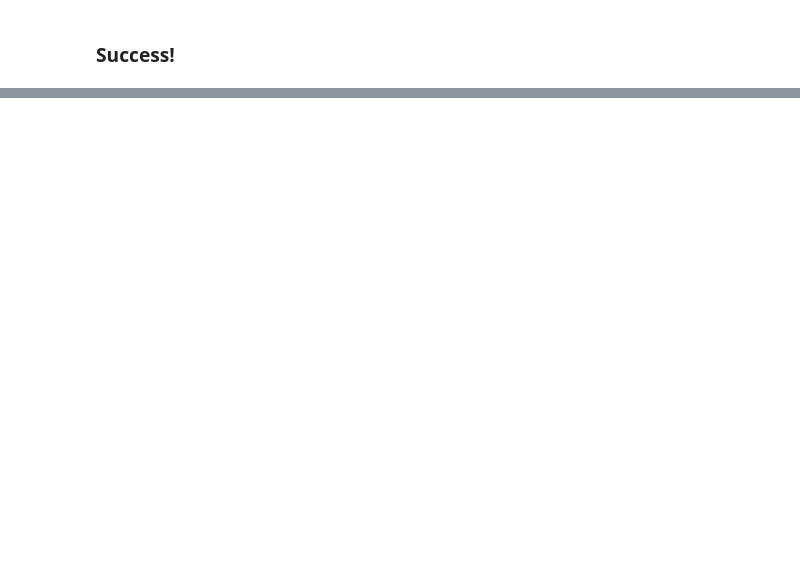
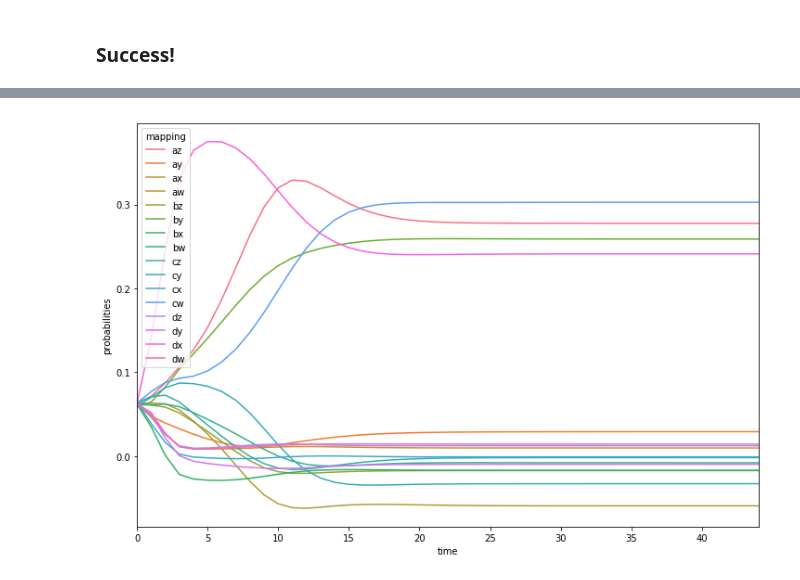
Before and after one commit to sophiaas/GraphResonators, a Jupyter notebook: graph_resonators.ipynb, the cells around one changed output, grey strips where cells are left out. Saved outputs shown, nothing was run; the diff lists cells and outputs as text; code cells hidden in the pictures; blank space fills up the shorter version.

```diff
--- a/graph_resonators.ipynb
+++ b/graph_resonators.ipynb
@@ -79,0 +141,3 @@ nx.draw(MC, pos, node_size=500, with_labels=True, font_size=15, font_color='whit
+# %%
+def propogate(W, x):
+    return W * x
@@ -79,0 +155,40 @@ nx.draw(MC, pos, node_size=500, with_labels=True, font_size=15, font_color='whit
+# %%
+def intersect(x, y, c):
+    pd = c['pd']
+    w = pd['w']
+    p1 = pd['p1']
+    p2 = pd['p2']
+    z = np.zeros(len(x))
+    for k in range(w.shape[0]):
+        z += x[p1[k]] * y[p2[k]] * w[k]
+    z /= w.shape[0]
+    z = cleanup(z, c['cd'])
+    return z
+# %%
+def squash(x):
+    return x / np.max(abs(x))
+# %%
+epsilon = 1e-4
+zero = 0.1
+n = len(aj1)
+N = n**2
+dim = 20000
+V1, V2, W, x, c = init(n, N, am)
+h = []
+xprev = x
+i = 0
+d = 1
+while d > epsilon:
+    h.append(probs(x, c))
+    p = propogate(W, x)
+    x = intersect(xprev, p, c)
+    x = squash(x)
+    d = np.sqrt(np.sum((x - xprev)**2))
+    xprev = x
+    i += 1
+print('converged in {} iterations'.format(i))
+probabilities = probs(x,c)
+win = np.where(probabilities > zero)[0]
+mc = [list(AG.nodes())[x] for x in win]
+print('max clique: {}'.format(mc))
+plt.bar(AG.nodes(), probabilities);
@@ -79,0 +199,4 @@ nx.draw(MC, pos, node_size=500, with_labels=True, font_size=15, font_color='whit
+# %%
+rd.plot_resonator_dynamics(h, AG)
+# %% [output]
+[figure, added]
```
Also changed, not shown: parts of 23 cells of this notebook, 1 other file.
